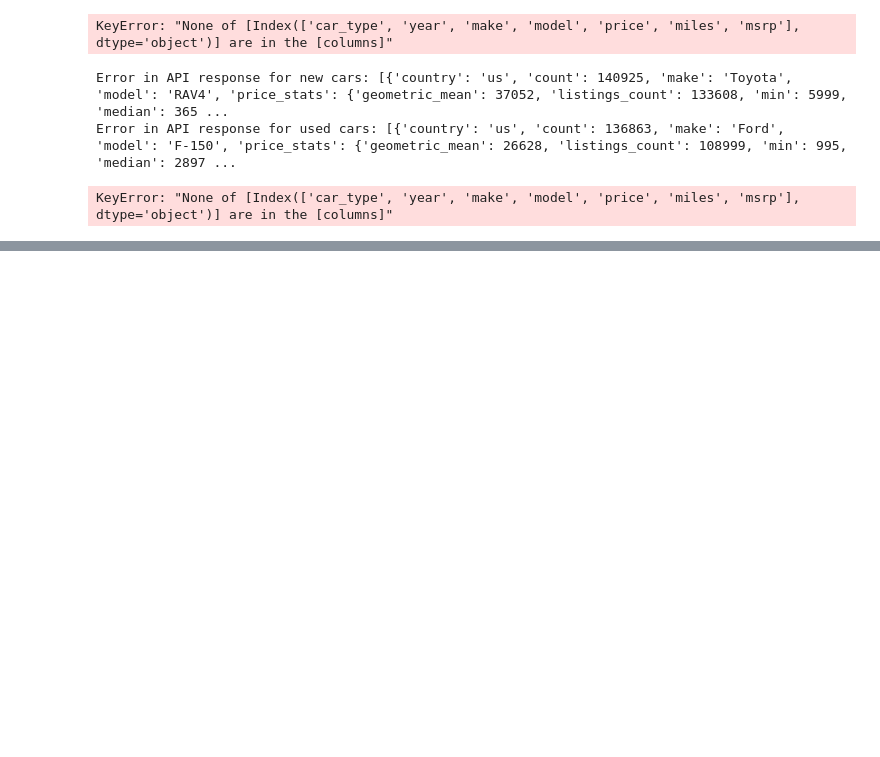
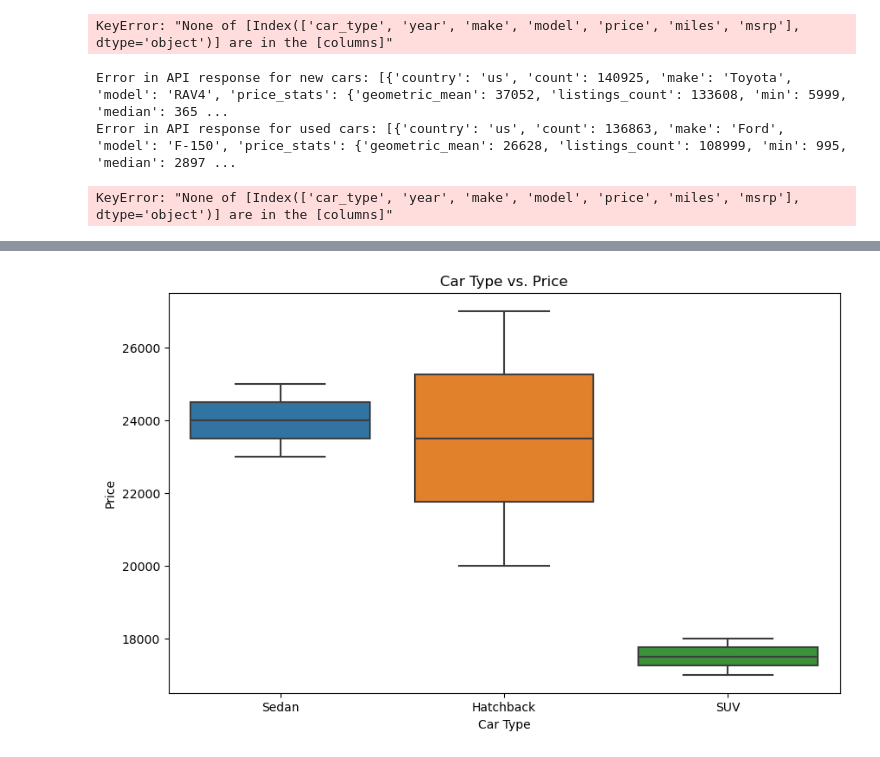
Before and after one commit to benfish426/project_1, a Jupyter notebook: testcode/testcode.ipynb, the cells around one changed output, grey strips where cells are left out. Drawn from its saved outputs; the diff is of its cells as text; code cells hidden in the pictures; blank space fills up the shorter version.

```diff
--- a/testcode/testcode.ipynb
+++ b/testcode/testcode.ipynb
@@ -271,0 +465,27 @@ print(df)
+# %%
+import pandas as pd
+import seaborn as sns
+import matplotlib.pyplot as plt
+
+# Sample data (replace this with your actual dataset)
+data = {
+    'make': ['Toyota', 'Honda', 'Ford', 'Toyota', 'Honda', 'Ford'],
+    'model': ['Camry', 'Civic', 'Fusion', 'Camry', 'Civic', 'Fusion'],
+    'year': [2022, 2023, 2022, 2020, 2019, 2020],
+    'condition': ['New', 'New', 'New', 'Used', 'Used', 'Used'],
+    'mileage': [10000, 15000, 12000, 40000, 35000, 38000],
+    'type': ['Sedan', 'Hatchback', 'Sedan', 'SUV', 'Hatchback', 'SUV'],
+    'price': [25000, 27000, 23000, 18000, 20000, 17000]
+}
+
+df = pd.DataFrame(data)
+
+# Data visualization
+plt.figure(figsize=(10, 6))
+sns.boxplot(x='type', y='price', data=df)
+plt.title('Car Type vs. Price')
+plt.xlabel('Car Type')
+plt.ylabel('Price')
+plt.show()
+# %% [output]
+[figure, added]
```
Also changed, not shown: parts of 9 cells of this notebook, 6 other files.
